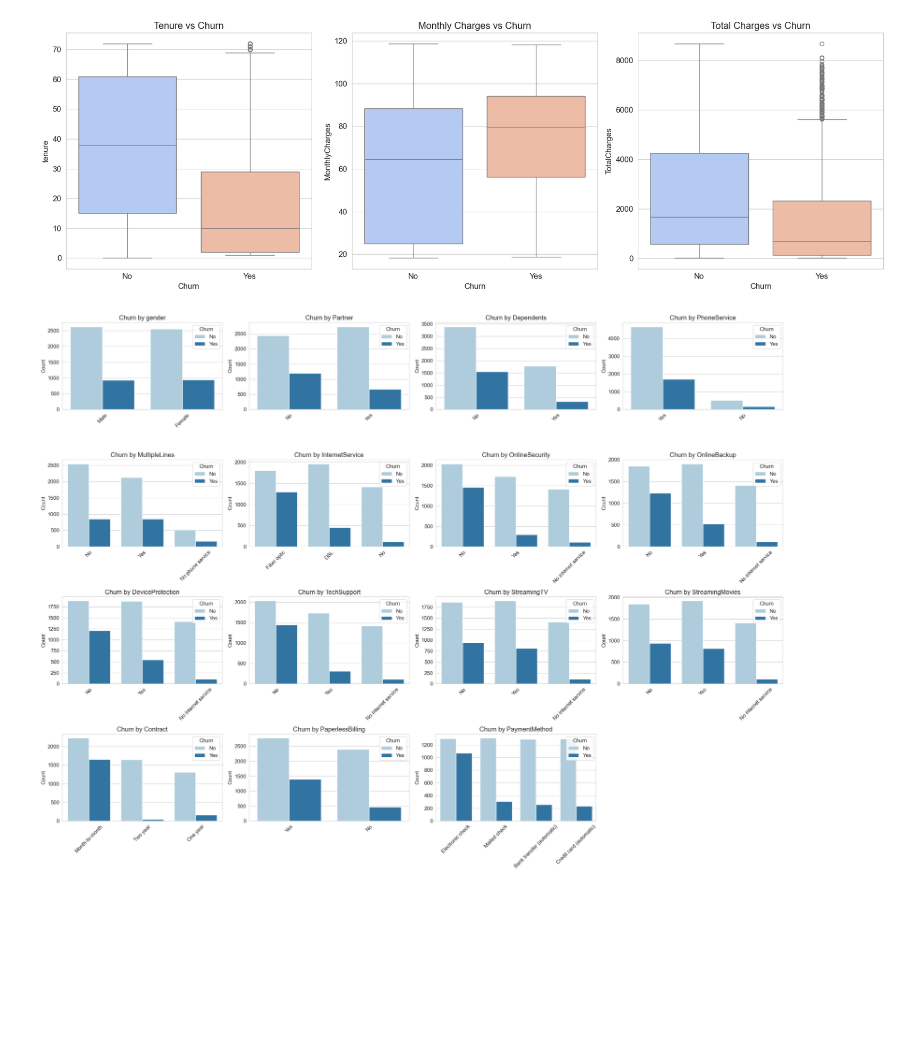
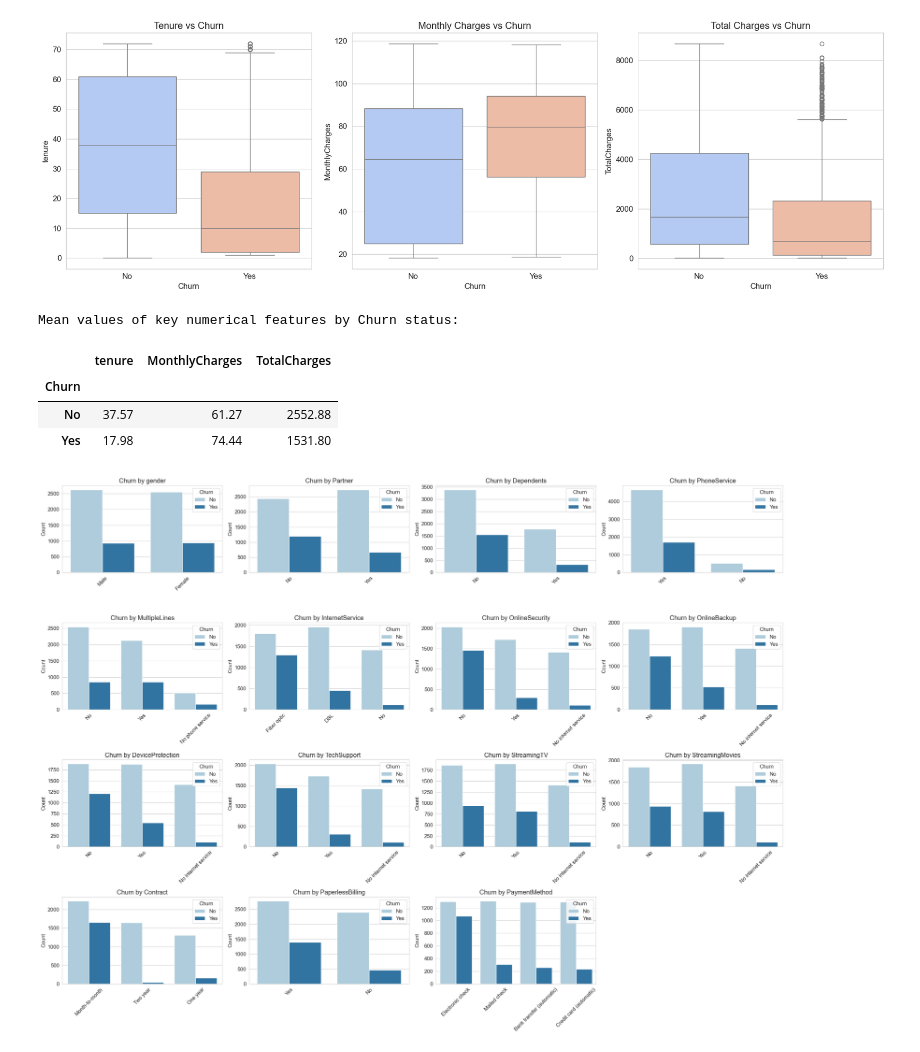
Before and after one commit to Pudamya/CM2604_ML_CW_2425595, a Jupyter notebook: pre_processing.ipynb, the cells around one changed output. Saved outputs shown, nothing was run; the diff lists cells and outputs as text; code cells hidden in the pictures; blank space fills up the shorter version.

Commit message:
Add Numerical summary for boxplots

```diff
--- a/pre_processing.ipynb
+++ b/pre_processing.ipynb
@@ -356,6 +356,16 @@ plt.tight_layout()
 plt.show()
 # %% [output]
 [figure]
+# %%
+# Numerical summary to support the boxplots
+print("Mean values of key numerical features by Churn status:")
+display(df.groupby("Churn")[["tenure", "MonthlyCharges", "TotalCharges"]].mean().round(2))
+# %% [output]
+Mean values of key numerical features by Churn status:
+|  | tenure | MonthlyCharges | TotalCharges |
+| Churn |  |  |  |
+| No | 37.57 | 61.27 | 2552.88 |
+| Yes | 17.98 | 74.44 | 1531.80 |
 # %%
 # CATEGORICAL FEATURES VS CHURN
 
```
